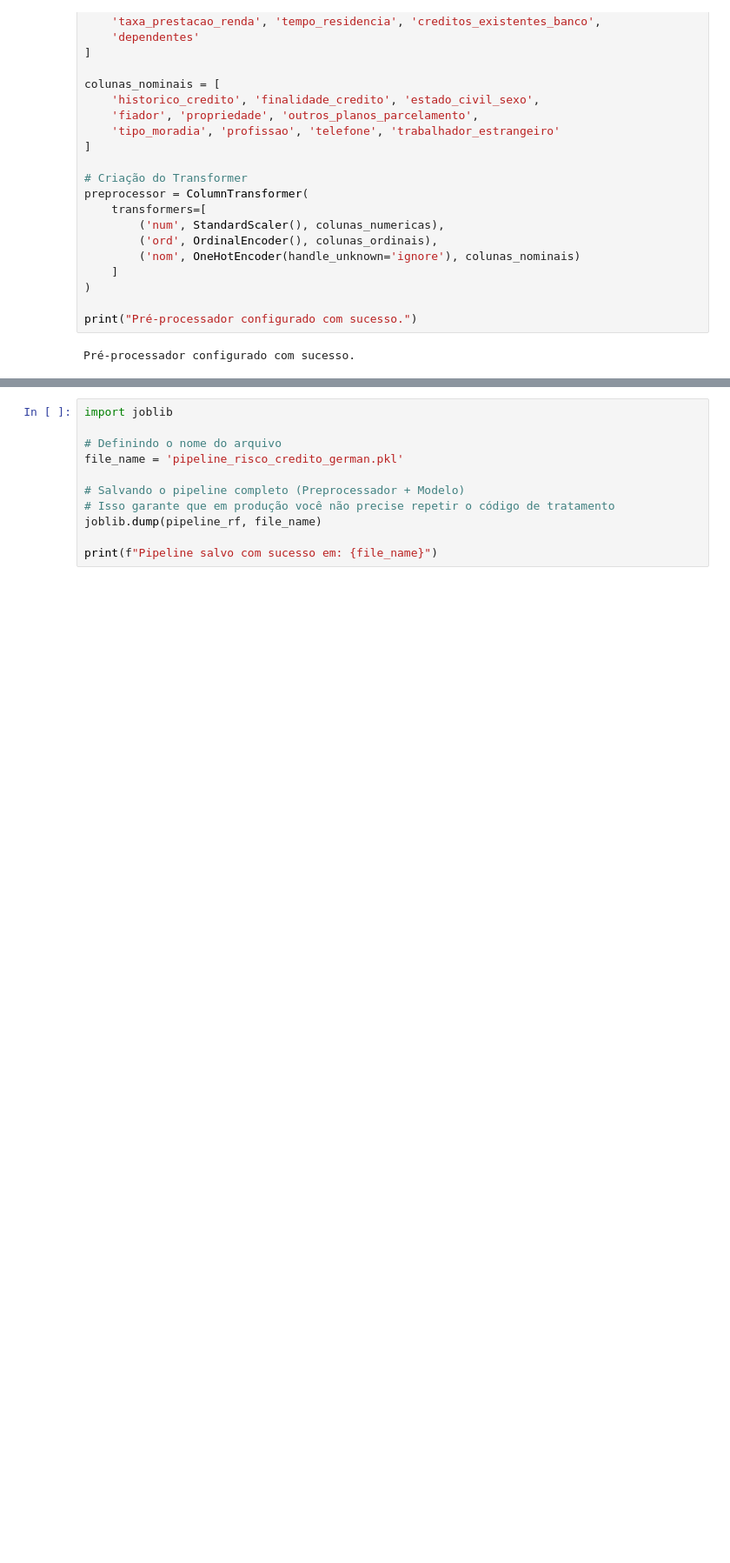
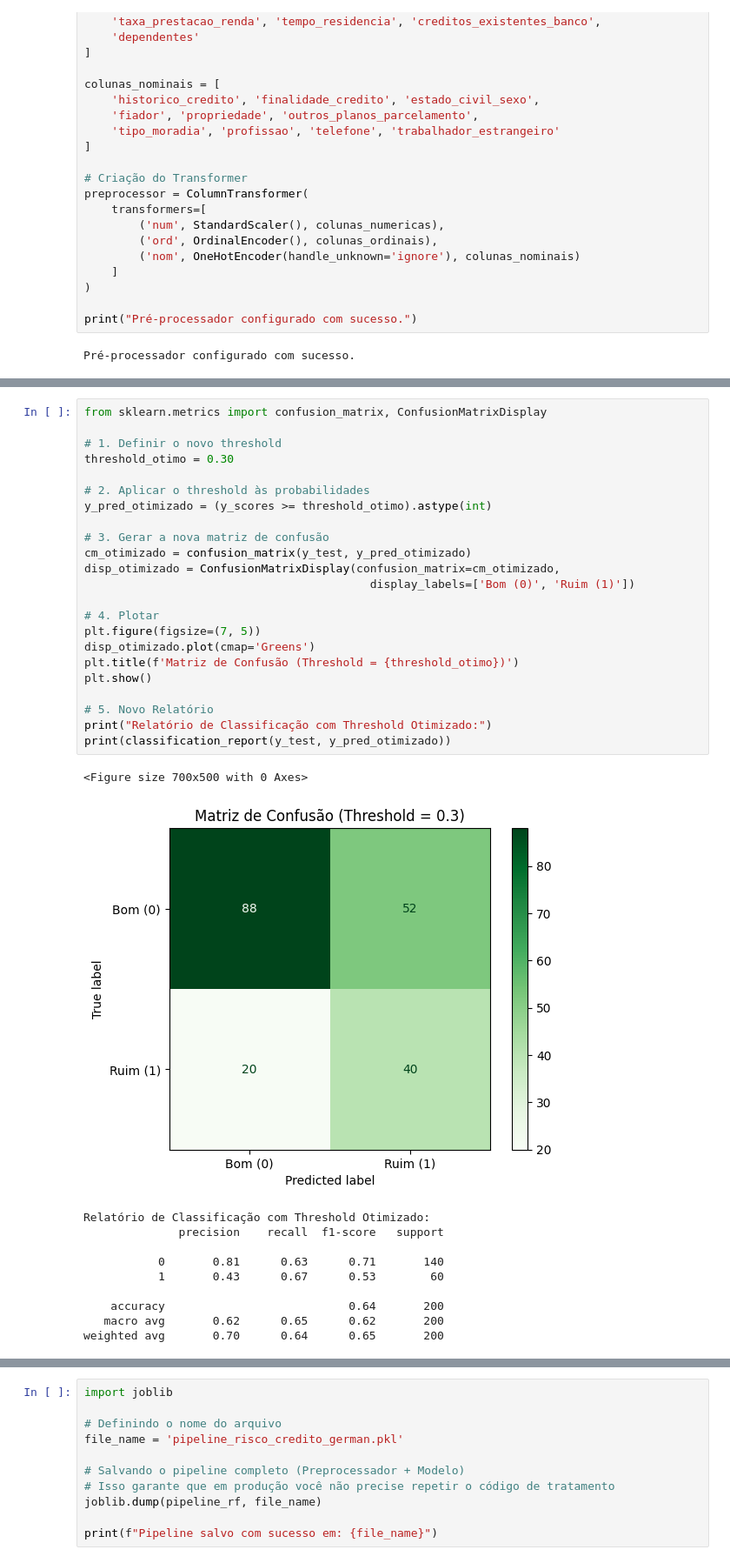
Before and after one commit to vilquer/Predicting_Credit-CRISP-ML, a Jupyter notebook: Avaliação_de_Risco_de_Crédito- Predicting_Credit.ipynb, the cells around one changed output, grey strips where cells are left out. Shown at 87% size. Cells and saved outputs as stored; diff of their text form; blank space fills up the shorter version.

```diff
--- a/Avaliação_de_Risco_de_Crédito- Predicting_Credit.ipynb
+++ b/Avaliação_de_Risco_de_Crédito- Predicting_Credit.ipynb
@@ -474,0 +659,35 @@ Exportação do Pipeline: Utilizaremos a biblioteca joblib ou pickle para salvar
+# %%
+from sklearn.metrics import confusion_matrix, ConfusionMatrixDisplay
+
+# 1. Definir o novo threshold
+threshold_otimo = 0.30
+
+# 2. Aplicar o threshold às probabilidades
+y_pred_otimizado = (y_scores >= threshold_otimo).astype(int)
+
+# 3. Gerar a nova matriz de confusão
+cm_otimizado = confusion_matrix(y_test, y_pred_otimizado)
+disp_otimizado = ConfusionMatrixDisplay(confusion_matrix=cm_otimizado,
+                                          display_labels=['Bom (0)', 'Ruim (1)'])
+
+# 4. Plotar
+plt.figure(figsize=(7, 5))
+disp_otimizado.plot(cmap='Greens')
+plt.title(f'Matriz de Confusão (Threshold = {threshold_otimo})')
+plt.show()
+
+# 5. Novo Relatório
+print("Relatório de Classificação com Threshold Otimizado:")
+print(classification_report(y_test, y_pred_otimizado))
+# %% [output]
+<Figure size 700x500 with 0 Axes>
+[figure, added]
+Relatório de Classificação com Threshold Otimizado:
+              precision    recall  f1-score   support
+
+           0       0.81      0.63      0.71       140
+           1       0.43      0.67      0.53        60
+
+    accuracy                           0.64       200
+   macro avg       0.62      0.65      0.62       200
+weighted avg       0.70      0.64      0.65       200
```
Also changed, not shown: parts of 57 cells of this notebook.
